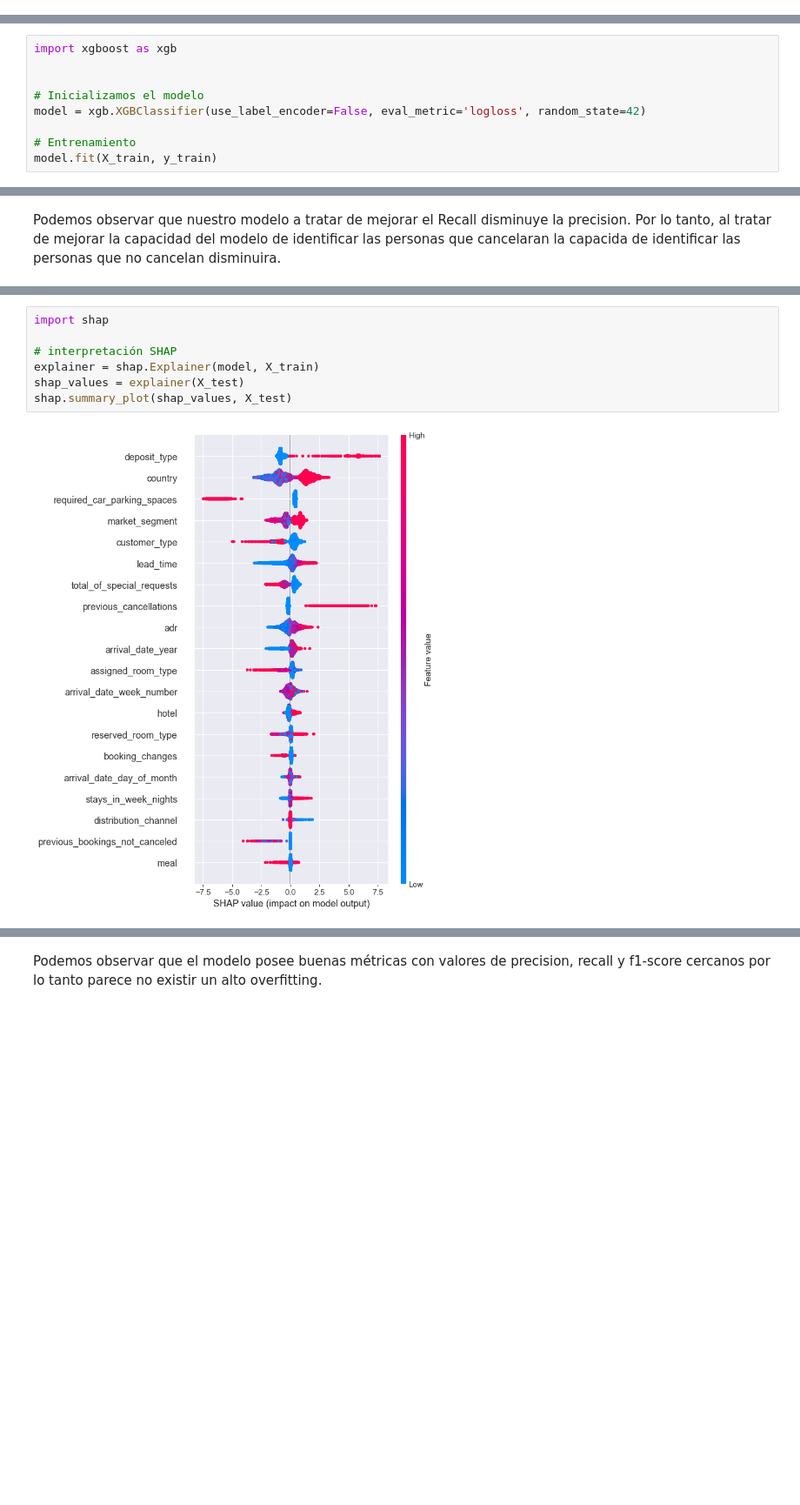
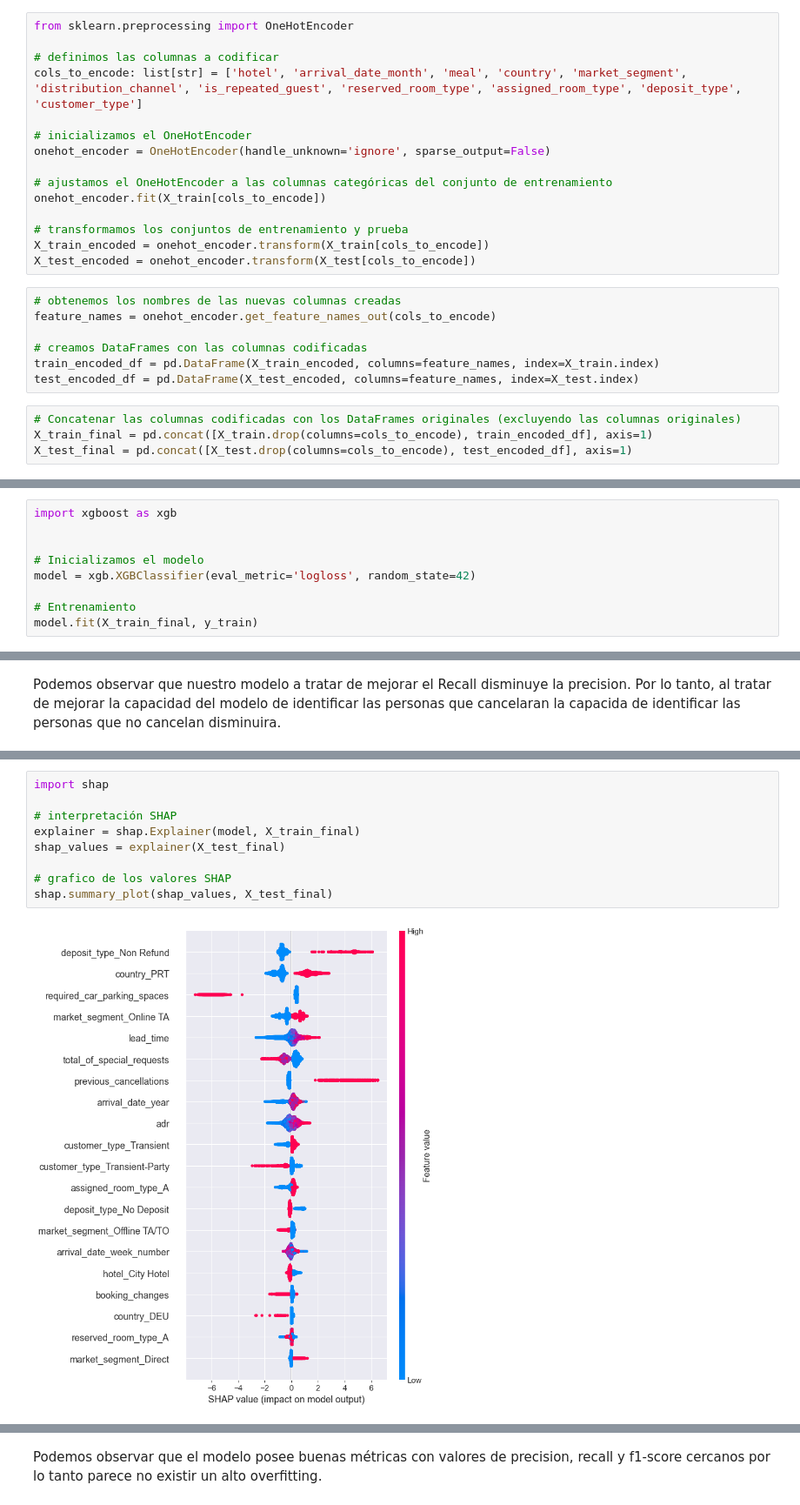
Before and after one commit to 4GeeksAcademy/LucasDellaMaestra-AlejandroNovellino-ReneRamirez-ProyectoFinal, a Jupyter notebook: notebooks/1.0-explore.ipynb, the cells around one changed output, grey strips where cells are left out. Shown: that part at 87% size. Drawn from its saved outputs; the diff is of its cells as text; blank space fills up the shorter version.

Commit message:
update model encoding
Updated the model encoding to one-hot-encoding.
And updates the correlation matrixes.

```diff
--- a/notebooks/1.0-explore.ipynb
+++ b/notebooks/1.0-explore.ipynb
@@ -324,0 +296,26 @@ X_train, X_test, y_train, y_test = split_my_data(X, y, test_size=0.2, random_sta
+# %%
+from sklearn.preprocessing import OneHotEncoder
+
+# definimos las columnas a codificar
+cols_to_encode: list[str] = ['hotel', 'arrival_date_month', 'meal', 'country', 'market_segment', 'distribution_channel', 'is_repeated_guest', 'reserved_room_type', 'assigned_room_type', 'deposit_type', 'customer_type']
+
+# inicializamos el OneHotEncoder
+onehot_encoder = OneHotEncoder(handle_unknown='ignore', sparse_output=False)
+
+# ajustamos el OneHotEncoder a las columnas categóricas del conjunto de entrenamiento
+onehot_encoder.fit(X_train[cols_to_encode])
+
+# transformamos los conjuntos de entrenamiento y prueba
+X_train_encoded = onehot_encoder.transform(X_train[cols_to_encode])
+X_test_encoded = onehot_encoder.transform(X_test[cols_to_encode])
+# %%
+# obtenemos los nombres de las nuevas columnas creadas
+feature_names = onehot_encoder.get_feature_names_out(cols_to_encode)
+
+# creamos DataFrames con las columnas codificadas
+train_encoded_df = pd.DataFrame(X_train_encoded, columns=feature_names, index=X_train.index)
+test_encoded_df = pd.DataFrame(X_test_encoded, columns=feature_names, index=X_test.index)
+# %%
+# Concatenar las columnas codificadas con los DataFrames originales (excluyendo las columnas originales)
+X_train_final = pd.concat([X_train.drop(columns=cols_to_encode), train_encoded_df], axis=1)
+X_test_final = pd.concat([X_test.drop(columns=cols_to_encode), test_encoded_df], axis=1)
@@ -329,8 +371,8 @@ import xgboost as xgb
 
 
 # Inicializamos el modelo
-model = xgb.XGBClassifier(use_label_encoder=False, eval_metric='logloss', random_state=42)
+model = xgb.XGBClassifier(eval_metric='logloss', random_state=42)
 
 # Entrenamiento
-model.fit(X_train, y_train)
+model.fit(X_train_final, y_train)
 # %% [output]
@@ -498,9 +613,11 @@ Podemos observar que nuestro modelo a tratar de mejorar el Recall disminuye la p
 # %%
 import shap
 
 # interpretación SHAP
-explainer = shap.Explainer(model, X_train)
-shap_values = explainer(X_test)
-shap.summary_plot(shap_values, X_test)
+explainer = shap.Explainer(model, X_train_final)
+shap_values = explainer(X_test_final)
+
+# grafico de los valores SHAP
+shap.summary_plot(shap_values, X_test_final)
 # %% [output]
-[figure, old version]
+[figure, new version]
```
Also changed, not shown: parts of 47 cells of this notebook, 4 other files.
